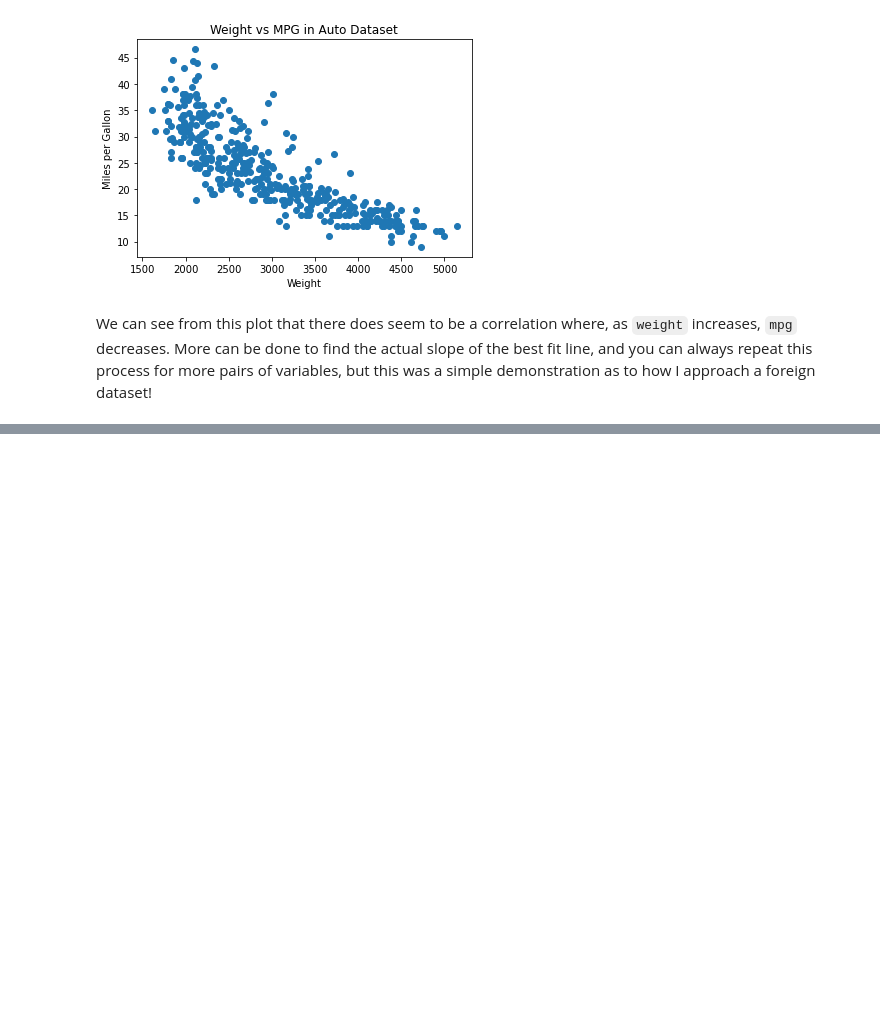
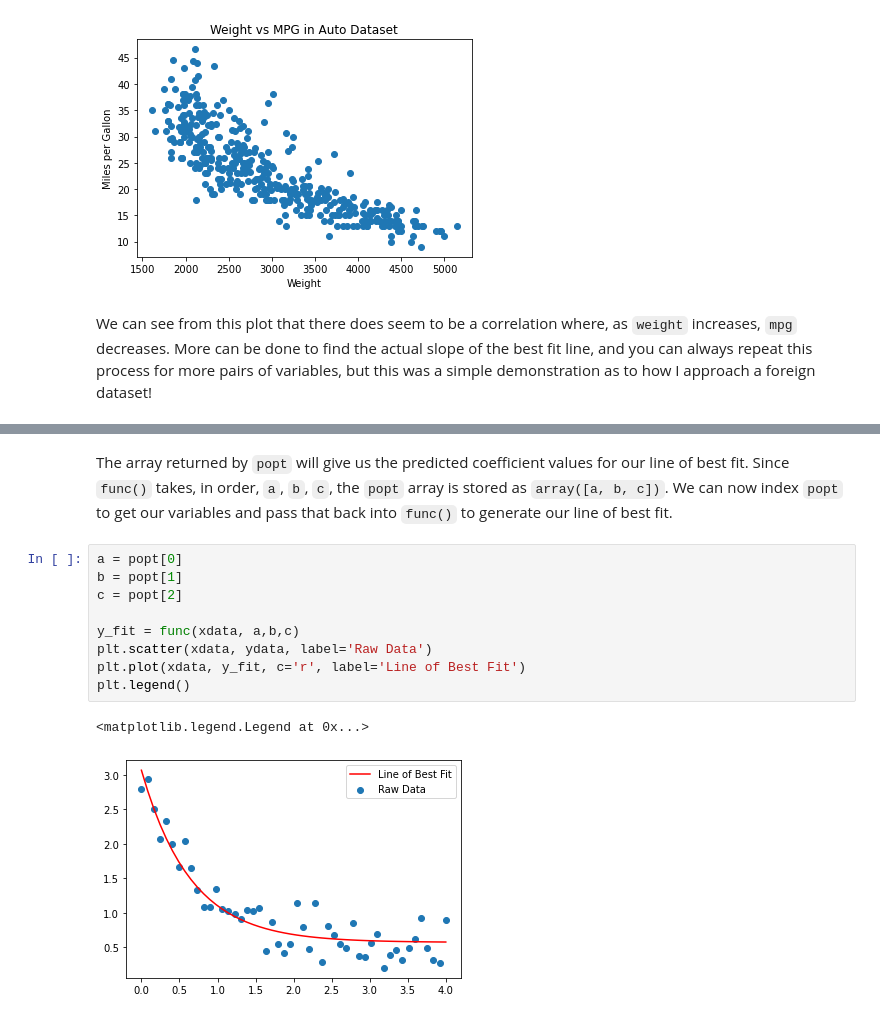
Before and after one commit to jacknuge28/Projects, a Jupyter notebook: Cheatsheet.ipynb, the cells around one changed output, grey strips where cells are left out. Saved outputs shown, nothing was run; the diff lists cells and outputs as text; blank space fills up the shorter version.

```diff
--- a/Cheatsheet.ipynb
+++ b/Cheatsheet.ipynb
@@ -866,0 +908,14 @@ We can see from this plot that there does seem to be a correlation where, as `we
+# %% [markdown]
+The array returned by `popt` will give us the predicted coefficient values for our line of best fit. Since `func()` takes, in order, `a`, `b`, `c`, the `popt` array is stored as `array([a, b, c])`. We can now index `popt` to get our variables and pass that back into `func()` to generate our line of best fit.
+# %%
+a = popt[0]
+b = popt[1]
+c = popt[2]
+
+y_fit = func(xdata, a,b,c)
+plt.scatter(xdata, ydata, label='Raw Data')
+plt.plot(xdata, y_fit, c='r', label='Line of Best Fit')
+plt.legend()
+# %% [output]
+<matplotlib.legend.Legend at 0x...>
+[figure, added]
```
Also changed, not shown: parts of 13 cells of this notebook.
